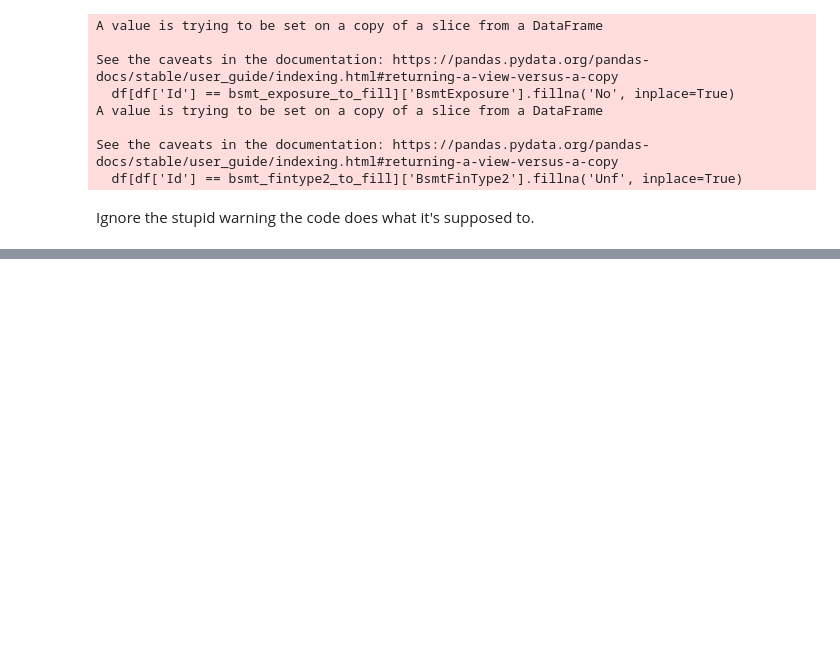
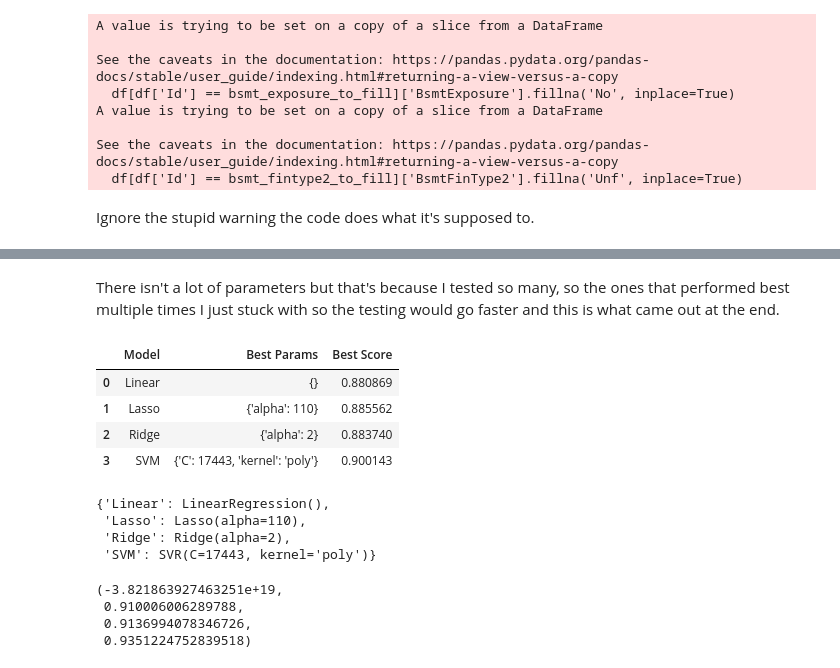
Before and after one commit to VladanT3/Kaggle_Competitions, a Jupyter notebook: House Price Prediction/house-prices.ipynb, the cells around one changed output, grey strips where cells are left out. Drawn from its saved outputs; the diff is of its cells as text; code cells hidden in the pictures; blank space fills up the shorter version.

```diff
--- a/House Price Prediction/house-prices.ipynb
+++ b/House Price Prediction/house-prices.ipynb
@@ -70,0 +121,64 @@ Ignore the stupid warning the code does what it's supposed to.
+# %%
+models = {
+    'Linear': {
+        'model': LinearRegression(),
+        'params': {}
+    },
+    'Lasso': {
+        'model': Lasso(),
+        'params': {
+            'alpha': [110]
+        }
+    },
+    'Ridge': {
+        'model': Ridge(),
+        'params': {
+            'alpha': [2]
+        }
+    },
+    'SVM': {
+        'model': SVR(),
+        'params': {
+            'C': [17443],
+            'kernel': ['poly']
+        }
+    }
+}
+# %% [markdown]
+There isn't a lot of parameters but that's because I tested so many, so the ones that performed best multiple times I just stuck with so the testing would go faster and this is what came out at the end.
+# %%
+scores = []
+best_estimators = {}
+
+for mn, mp in models.items():
+    gscv = GridSearchCV(mp['model'], mp['params'], cv=5, return_train_score=False)
+    gscv.fit(X_train, y_train)
+
+    scores.append({
+        'Model': mn,
+        'Best Params': gscv.best_params_,
+        'Best Score': gscv.best_score_
+    })
+    best_estimators[mn] = gscv.best_estimator_
+
+pd.DataFrame(scores, columns=['Model', 'Best Params', 'Best Score'])
+# %% [output]
+|  | Model | Best Params | Best Score |
+| 0 | Linear | {} | 0.880869 |
+| 1 | Lasso | {'alpha': 110} | 0.885562 |
+| 2 | Ridge | {'alpha': 2} | 0.883740 |
+| 3 | SVM | {'C': 17443, 'kernel': 'poly'} | 0.900143 |
+# %%
+best_estimators
+# %% [output]
+{'Linear': LinearRegression(),
+ 'Lasso': Lasso(alpha=110),
+ 'Ridge': Ridge(alpha=2),
+ 'SVM': SVR(C=17443, kernel='poly')}
+# %%
+best_estimators['Linear'].score(X_test, y_test), best_estimators['Lasso'].score(X_test, y_test), best_estimators['Ridge'].score(X_test, y_test), best_estimators['SVM'].score(X_test, y_test)
+# %% [output]
+(-3.821863927463251e+19,
+ 0.910006006289788,
+ 0.9136994078346726,
+ 0.9351224752839518)
```
Also changed, not shown: parts of 14 cells of this notebook, 1 other file.
